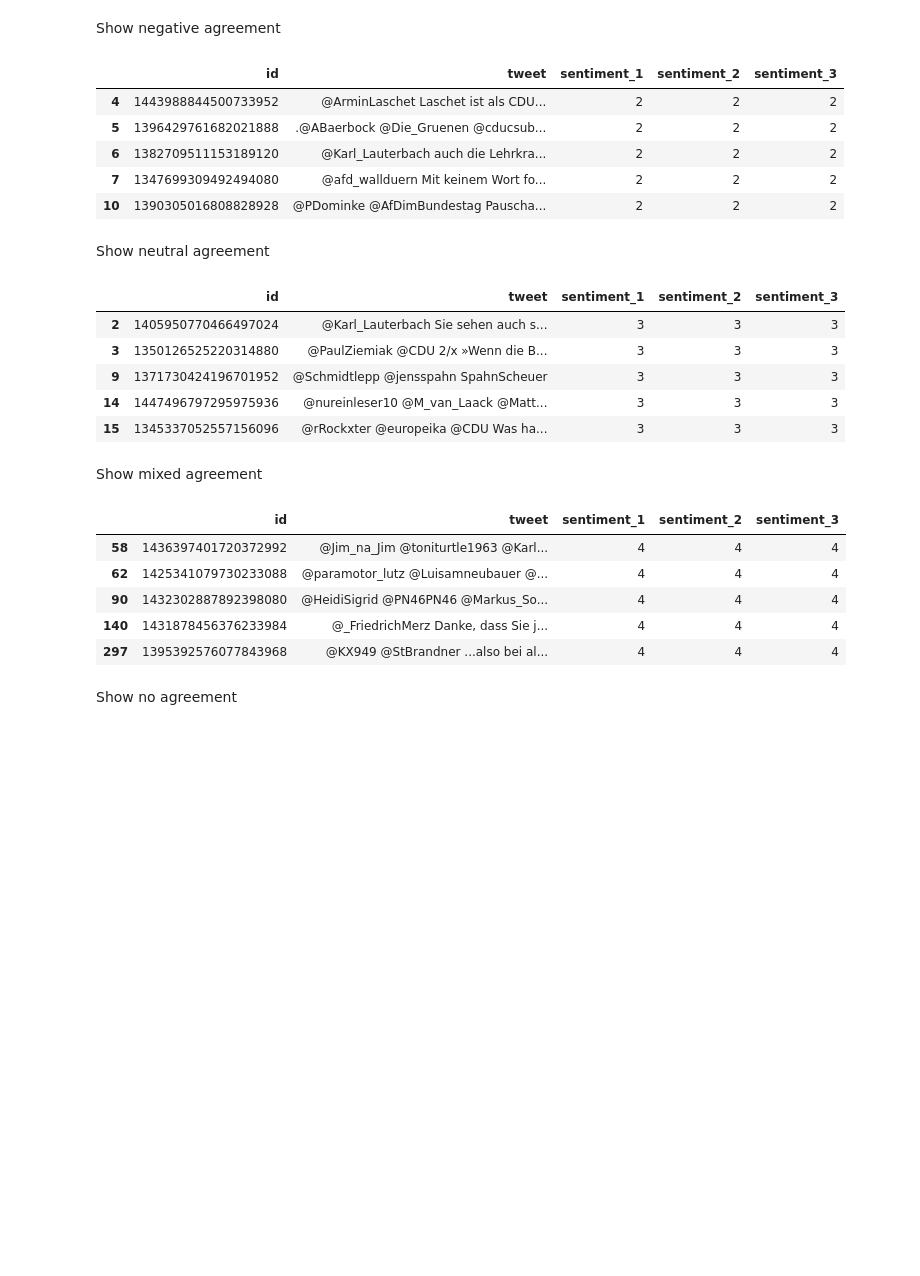
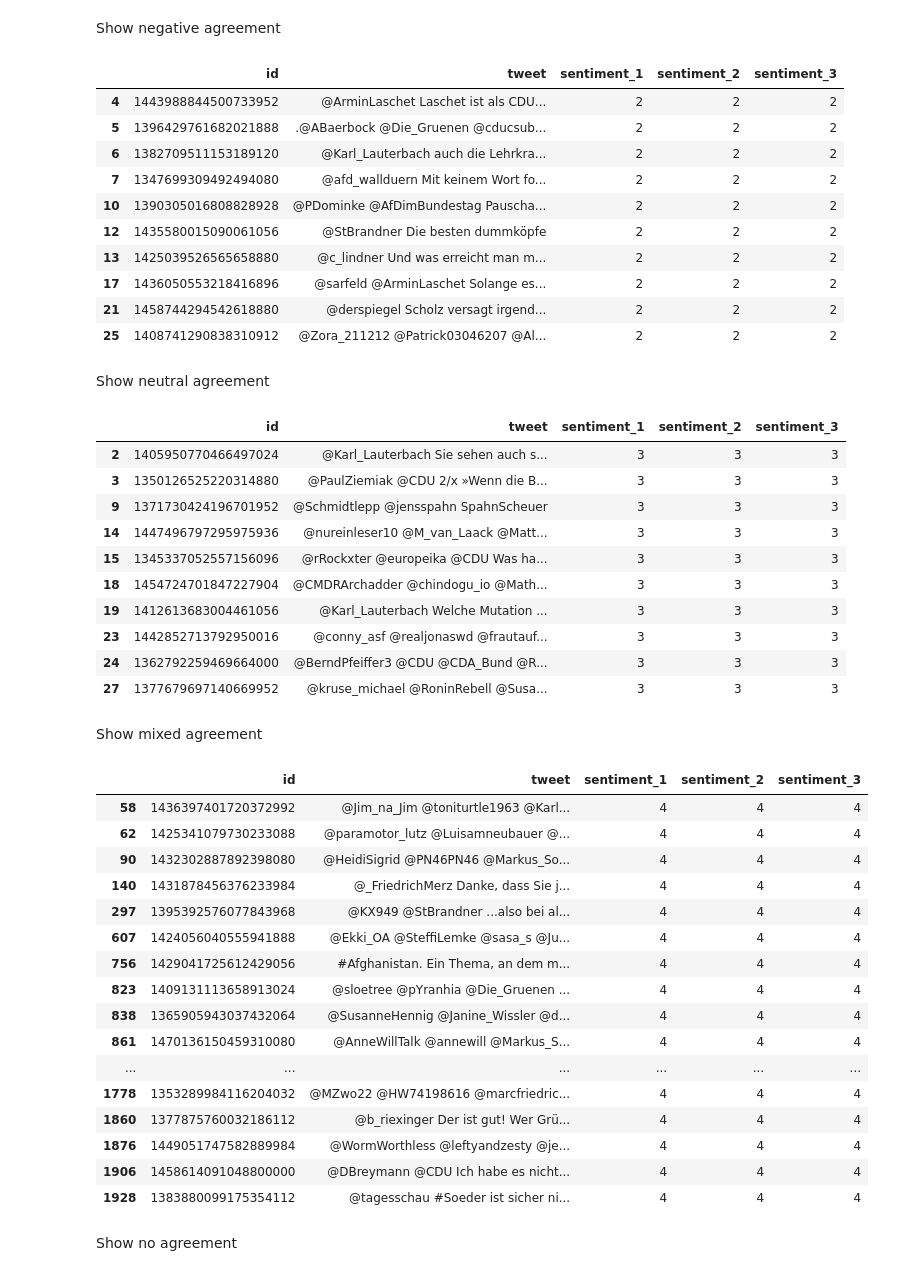
Before and after one commit to NilsHellwig/Twitter_German_Federal_Election_Perception_2021, a Jupyter notebook: 03 Data Annotation/further_annotation_analysis.ipynb, the cells around one changed output. Cells and saved outputs as stored; diff of their text form; code cells hidden in the pictures; blank space fills up the shorter version.

```diff
--- a/03 Data Annotation/further_annotation_analysis.ipynb
+++ b/03 Data Annotation/further_annotation_analysis.ipynb
@@ -115,7 +120,7 @@ df_agreement[df_agreement["sentiment_1"] == 1][:5]
 # %% [markdown]
 Show negative agreement
 # %%
-df_agreement[df_agreement["sentiment_1"] == 2][:5]
+df_agreement[df_agreement["sentiment_1"] == 2][:10]
 # %% [output]
 |  | id | tweet | sentiment_1 | sentiment_2 | sentiment_3 |
 | 4 | 1443988844500733952 | @ArminLaschet Laschet ist als CDU... | 2 | 2 | 2 |
@@ -123,10 +128,15 @@ df_agreement[df_agreement["sentiment_1"] == 2][:5]
 | 6 | 1382709511153189120 | @Karl_Lauterbach auch die Lehrkra... | 2 | 2 | 2 |
 | 7 | 1347699309492494080 | @afd_wallduern Mit keinem Wort fo... | 2 | 2 | 2 |
 | 10 | 1390305016808828928 | @PDominke @AfDimBundestag Pauscha... | 2 | 2 | 2 |
+| 12 | 1435580015090061056 | @StBrandner Die besten dummköpfe | 2 | 2 | 2 |
+| 13 | 1425039526565658880 | @c_lindner Und was erreicht man m... | 2 | 2 | 2 |
+| 17 | 1436050553218416896 | @sarfeld @ArminLaschet Solange es... | 2 | 2 | 2 |
+| 21 | 1458744294542618880 | @derspiegel Scholz versagt irgend... | 2 | 2 | 2 |
+| 25 | 1408741290838310912 | @Zora_211212 @Patrick03046207 @Al... | 2 | 2 | 2 |
 # %% [markdown]
 Show neutral agreement
 # %%
-df_agreement[df_agreement["sentiment_1"] == 3][:5]
+df_agreement[df_agreement["sentiment_1"] == 3][:10]
 # %% [output]
 |  | id | tweet | sentiment_1 | sentiment_2 | sentiment_3 |
 | 2 | 1405950770466497024 | @Karl_Lauterbach Sie sehen auch s... | 3 | 3 | 3 |
@@ -134,17 +144,33 @@ df_agreement[df_agreement["sentiment_1"] == 3][:5]
 | 9 | 1371730424196701952 | @Schmidtlepp @jensspahn SpahnScheuer | 3 | 3 | 3 |
 | 14 | 1447496797295975936 | @nureinleser10 @M_van_Laack @Matt... | 3 | 3 | 3 |
 | 15 | 1345337052557156096 | @rRockxter @europeika @CDU Was ha... | 3 | 3 | 3 |
+| 18 | 1454724701847227904 | @CMDRArchadder @chindogu_io @Math... | 3 | 3 | 3 |
+| 19 | 1412613683004461056 | @Karl_Lauterbach Welche Mutation ... | 3 | 3 | 3 |
+| 23 | 1442852713792950016 | @conny_asf @realjonaswd @frautauf... | 3 | 3 | 3 |
+| 24 | 1362792259469664000 | @BerndPfeiffer3 @CDU @CDA_Bund @R... | 3 | 3 | 3 |
+| 27 | 1377679697140669952 | @kruse_michael @RoninRebell @Susa... | 3 | 3 | 3 |
 # %% [markdown]
 Show mixed agreement
 # %%
-df_agreement[df_agreement["sentiment_1"] == 4][:5]
+df_agreement[df_agreement["sentiment_1"] == 4][:30]
 # %% [output]
 |  | id | tweet | sentiment_1 | sentiment_2 | sentiment_3 |
 | 58 | 1436397401720372992 | @Jim_na_Jim @toniturtle1963 @Karl... | 4 | 4 | 4 |
 | 62 | 1425341079730233088 | @paramotor_lutz @Luisamneubauer @... | 4 | 4 | 4 |
 | 90 | 1432302887892398080 | @HeidiSigrid @PN46PN46 @Markus_So... | 4 | 4 | 4 |
 | 140 | 1431878456376233984 | @_FriedrichMerz Danke, dass Sie j... | 4 | 4 | 4 |
 | 297 | 1395392576077843968 | @KX949 @StBrandner ...also bei al... | 4 | 4 | 4 |
+| 607 | 1424056040555941888 | @Ekki_OA @SteffiLemke @sasa_s @Ju... | 4 | 4 | 4 |
+| 756 | 1429041725612429056 | #Afghanistan. Ein Thema, an dem m... | 4 | 4 | 4 |
+| 823 | 1409131113658913024 | @sloetree @pYranhia @Die_Gruenen ... | 4 | 4 | 4 |
+| 838 | 1365905943037432064 | @SusanneHennig @Janine_Wissler @d... | 4 | 4 | 4 |
+| 861 | 1470136150459310080 | @AnneWillTalk @annewill @Markus_S... | 4 | 4 | 4 |
+| ... | ... | ... | ... | ... | ... |
+| 1778 | 1353289984116204032 | @MZwo22 @HW74198616 @marcfriedric... | 4 | 4 | 4 |
+| 1860 | 1377875760032186112 | @b_riexinger Der ist gut! Wer Grü... | 4 | 4 | 4 |
+| 1876 | 1449051747582889984 | @WormWorthless @leftyandzesty @je... | 4 | 4 | 4 |
+| 1906 | 1458614091048800000 | @DBreymann @CDU Ich habe es nicht... | 4 | 4 | 4 |
+| 1928 | 1383880099175354112 | @tagesschau #Soeder ist sicher ni... | 4 | 4 | 4 |
 # %% [markdown]
 Show no agreement
 # %%
```
Also changed, not shown: parts of 2 cells of this notebook.
